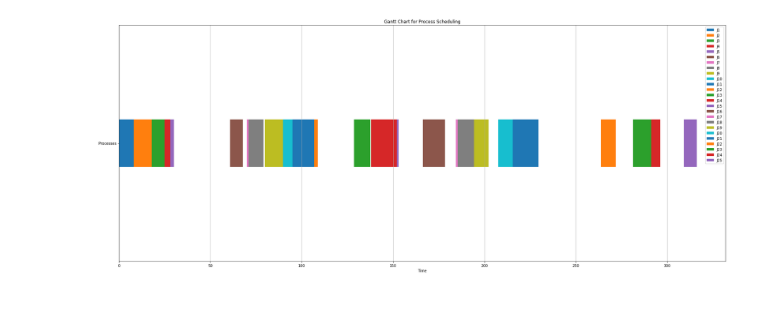
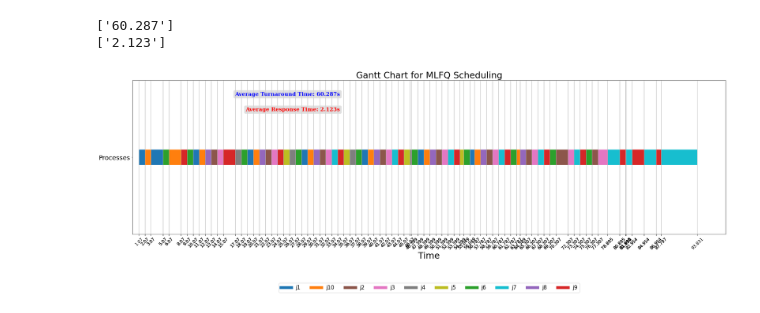
Before and after one commit to potatoninja22/OS, a Jupyter notebook: ass2/Untitled.ipynb, the cells around one changed output. Cells and saved outputs as stored; diff of their text form; code cells hidden in the pictures.

```diff
--- a/ass2/Untitled.ipynb
+++ b/ass2/Untitled.ipynb
@@ -6,6 +6,7 @@ def parse_input_file(file_path):
     job_data = []
     with open(file_path, 'r') as file:
         lines = file.readlines()
+        times = []
         for line in lines:
             parts = line.split()
             if len(parts) == 3:  # Check if it's a job description line
@@ -13,51 +14,99 @@ def parse_input_file(file_path):
                 start_time = float(parts[1])
                 end_time = float(parts[2])
                 job_data.append((job_id, start_time, end_time))
-    return job_data
+            elif len(parts) == 1:
+                print(parts)
+                parts[0].strip()
+                times.append(parts[0])
+        AverageTurnaroundTime = times[0]
+        AverageResponseTime = times[1]
+    return (job_data, AverageTurnaroundTime, AverageResponseTime)
 
 # Create a Gantt chart with unique colors and a legend for processes
-def create_gantt_chart(job_data):
-    fig, ax = plt.subplots(figsize=(30, 12))
+def create_gantt_chart(job_data, AverageTurnaroundTime, AverageResponseTime):
+    fig, ax = plt.subplots(figsize=(30, 8))
 
     # Set the y-axis limits and labels
     ax.set_ylim(0, 1)
     ax.set_yticks([0.5])
-    ax.set_yticklabels(["Processes"])
+    ax.set_yticklabels(["Processes"], fontsize=18)
 
     # Create a dictionary to map process IDs to unique colors
     process_colors = {}
     unique_labels = set()
 
+    # Track the time points where processes change
+    time_points = []
+
     # Plot the scheduling intervals
+    counter = 0
     for i, (job_id, start_time, end_time) in enumerate(job_data):
         if job_id not in process_colors:
             # Assign a unique color to the process if it's appearing for the first time
-            process_colors[job_id] = f'C{i % 10}'  # Use different colors for each process
+            process_colors[job_id] = f'C{counter % 10}'  # Use different colors for each process
+            counter += 1
         color = process_colors[job_id]
 
         # Plot the process on the timeline
         width = end_time - start_time
-        ax.barh(0.5,width, left=start_time, height=0.2, align='center', color=color)
+        ax.barh(0.5, width, left=start_time, height=0.1, align='center', color=color)
+
+        # Track time points
+        time_points.extend([start_time, end_time])
 
         if job_id not in unique_labels:
             unique_labels.add(job_id)
-            ax.barh(0,0,color=color,label=job_id)
+            ax.barh(0, 0, color=color, label=job_id)
 
+    sorted_labels = sorted(unique_labels)
     # Customize the plot
-    ax.set_xlabel("Time")
-    ax.set_title("Gantt Chart for Process Scheduling")
+    ax.set_xlabel("Time", fontsize=25)
+    ax.set_title("Gantt Chart for MLFQ Scheduling", fontsize=25)
 
     # Create a legend with unique process labels
-    ax.legend(loc='upper right')
+    # ax.legend(loc='upper right',fontsize=10)
+    # ax.legend(loc='upper center', bbox_to_anchor=(0.5, -0.3), ncol=10,fontsize=15)
+    ax.legend(handles=[plt.Line2D([0], [0], color=process_colors[label], label=label, linewidth=8) for label in sorted_labels], loc='upper center', bbox_to_anchor=(0.5, -0.3), ncol=len(sorted_labels), fontsize=15)
 
     # Display the Gantt chart
     plt.grid(axis='x')
+
+    # Add time labels to the x-axis at process change points
+    ax.set_xticks(time_points)
+    ax.set_xticklabels([str(time) for time in time_points], rotation=45, fontsize=12)  # Rotate x-axis labels for readability
+
+    # Add turnaround time and response time as annotations below the x-axis
+    ax.annotate(
+        f'Average Turnaround Time: {AverageTurnaroundTime}s',
+        xy=(0.35, 0.9),
+        xycoords='axes fraction',
+        ha='right',
+        fontsize=15,
+        fontweight='bold',  # Adjust font weight
+        fontfamily='serif',  # Specify font family (e.g., 'serif', 'sans-serif')
+        color='blue',  # Text color
+        bbox=dict(boxstyle='round', facecolor='lightgray', edgecolor='none', alpha=0.7)
+    )
+
+    ax.annotate(
+        f'Average Response Time: {AverageResponseTime}s',
+        xy=(0.35, 0.8),
+        xycoords='axes fraction',
+        ha='right',
+        fontsize=15,
+        fontweight='bold',  # Adjust font weight
+        fontfamily='serif',  # Specify font family (e.g., 'serif', 'sans-serif')
+        color='Red',  # Text color
+        bbox=dict(boxstyle='round', facecolor='lightgray', edgecolor='none', alpha=0.7)
+    )
     plt.show()
 
 # Main function
 if __name__ == "__main__":
-    input_file = "gantt_out.txt"  # Replace with the actual file path
-    job_data = parse_input_file(input_file)
-    create_gantt_chart(job_data)
+    input_file = "gantt_data.txt"  # Replace with the actual file path
+    (job_data, AverageTurnaroundTime, AverageResponseTime) = parse_input_file(input_file)
+    create_gantt_chart(job_data, AverageTurnaroundTime, AverageResponseTime)
 # %% [output]
+['60.287']
+['2.123']
-[figure, old version]
+[figure, new version]
```
Also changed, not shown: 9 other files.
